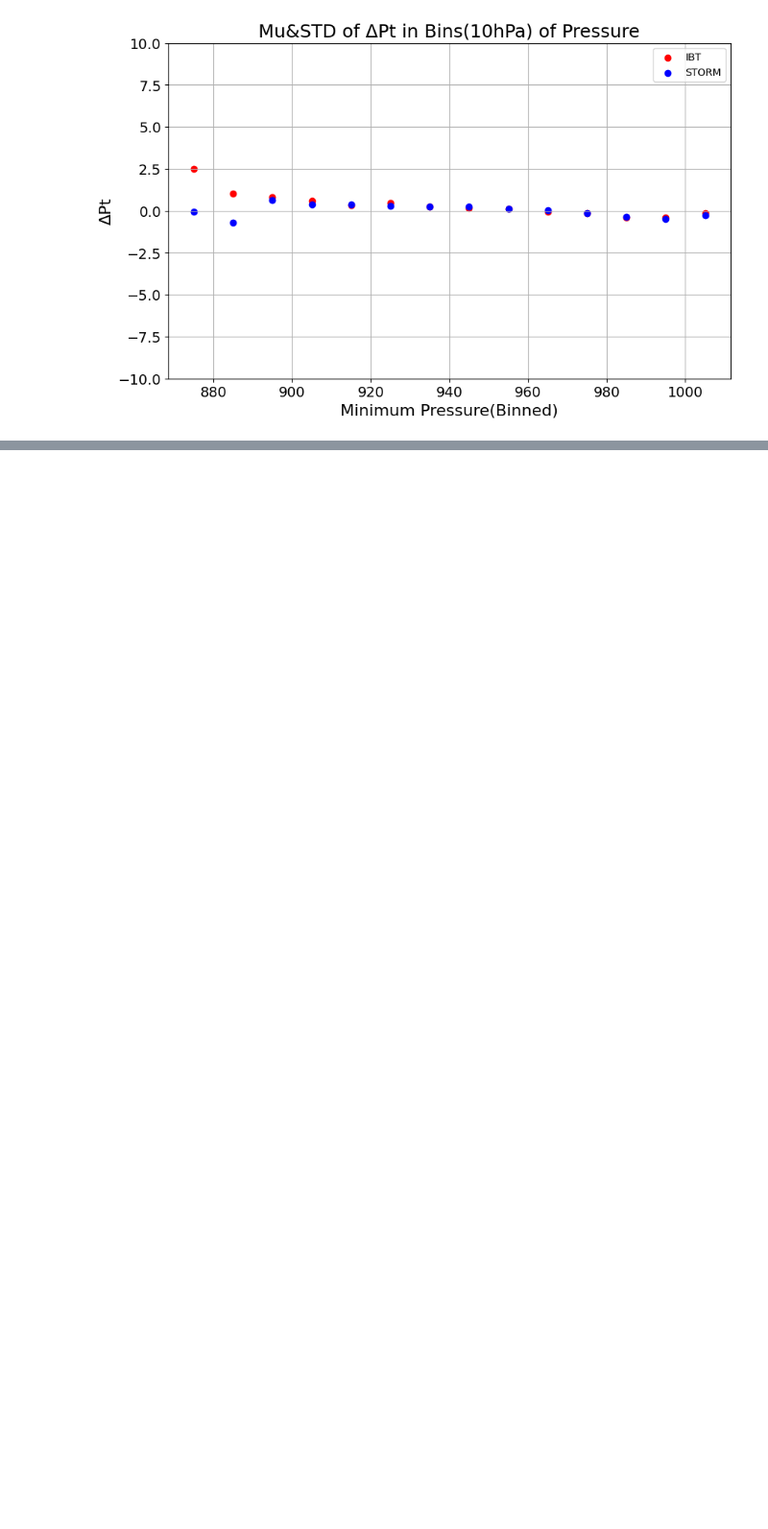
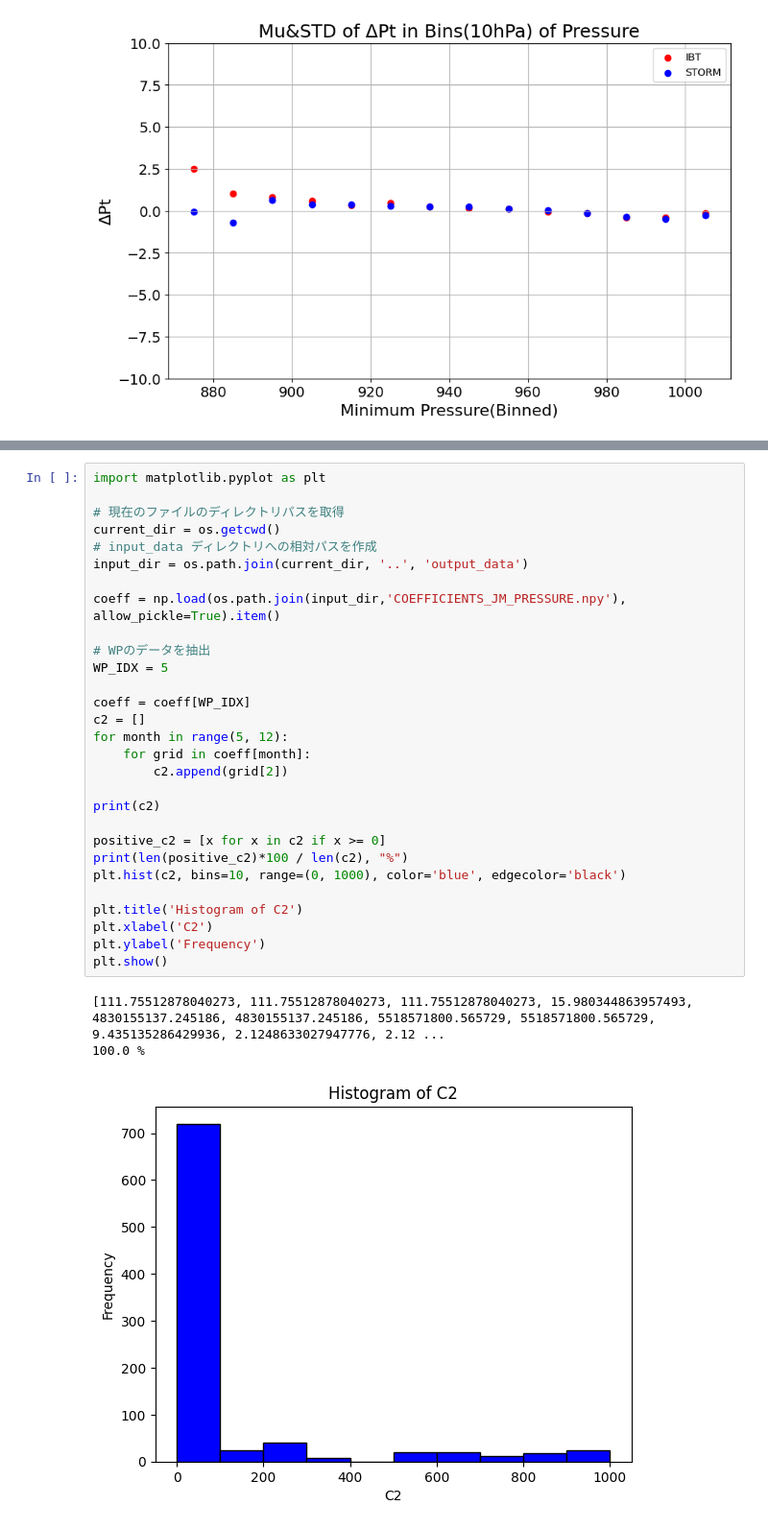
Before and after one commit to greedtn/STORM_CODE, a Jupyter notebook: Preprocessing/analysis/4_pressure.ipynb, the cells around one changed output, grey strips where cells are left out. Shown at 96% size. Drawn from its saved outputs; the diff is of its cells as text; blank space fills up the shorter version.

```diff
--- a/Preprocessing/analysis/4_pressure.ipynb
+++ b/Preprocessing/analysis/4_pressure.ipynb
@@ -151,0 +276,33 @@ plt.show()
+# %%
+import matplotlib.pyplot as plt
+
+# 現在のファイルのディレクトリパスを取得
+current_dir = os.getcwd()
+# input_data ディレクトリへの相対パスを作成
+input_dir = os.path.join(current_dir, '..', 'output_data')
+
+coeff = np.load(os.path.join(input_dir,'COEFFICIENTS_JM_PRESSURE.npy'), allow_pickle=True).item()
+
+# WPのデータを抽出
+WP_IDX = 5
+
+coeff = coeff[WP_IDX]
+c2 = []
+for month in range(5, 12):
+    for grid in coeff[month]:
+        c2.append(grid[2])
+
+print(c2)
+
+positive_c2 = [x for x in c2 if x >= 0]
+print(len(positive_c2)*100 / len(c2), "%")
+plt.hist(c2, bins=10, range=(0, 1000), color='blue', edgecolor='black')
+
+plt.title('Histogram of C2')
+plt.xlabel('C2')
+plt.ylabel('Frequency')
+plt.show()
+# %% [output]
+[111.75512878040273, 111.75512878040273, 111.75512878040273, 15.980344863957493, 4830155137.245186, 4830155137.245186, 5518571800.565729, 5518571800.565729, 9.435135286429936, 2.1248633027947776, 2.12 ...
+100.0 %
+[figure, added]
```
Also changed, not shown: parts of 17 cells of this notebook, 1 other file.
